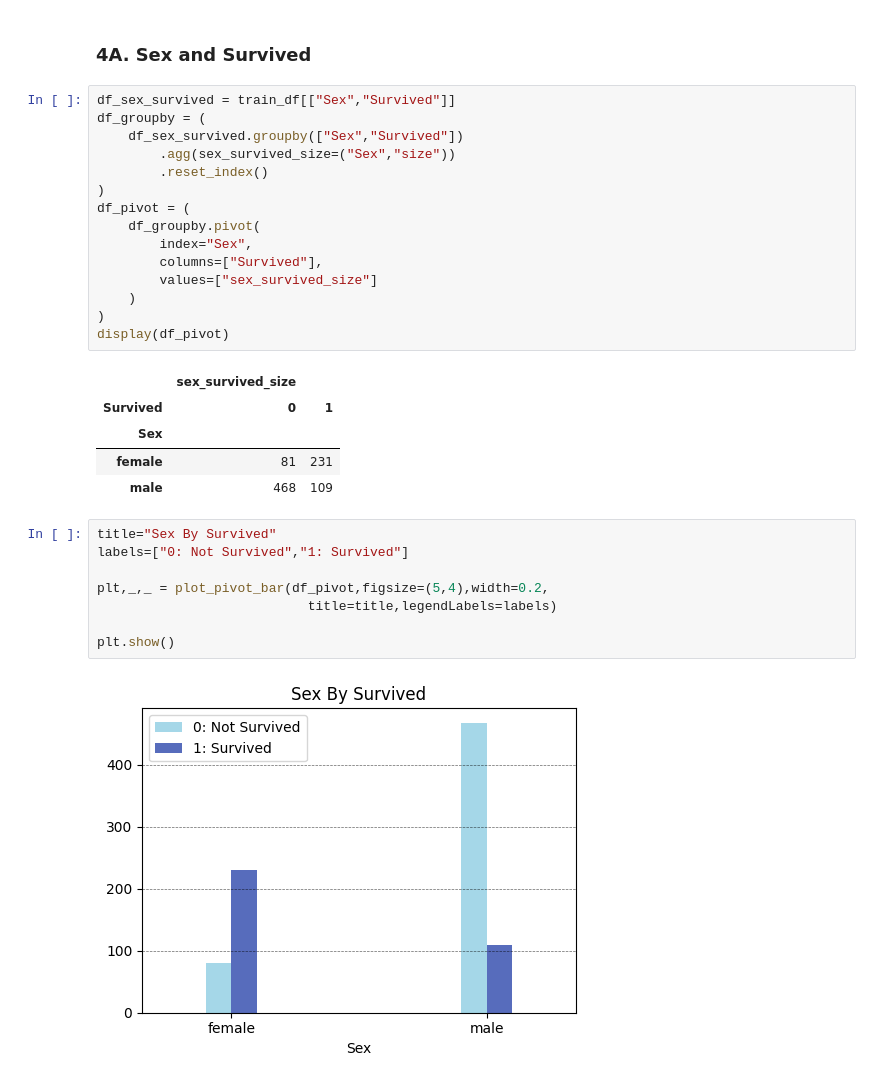
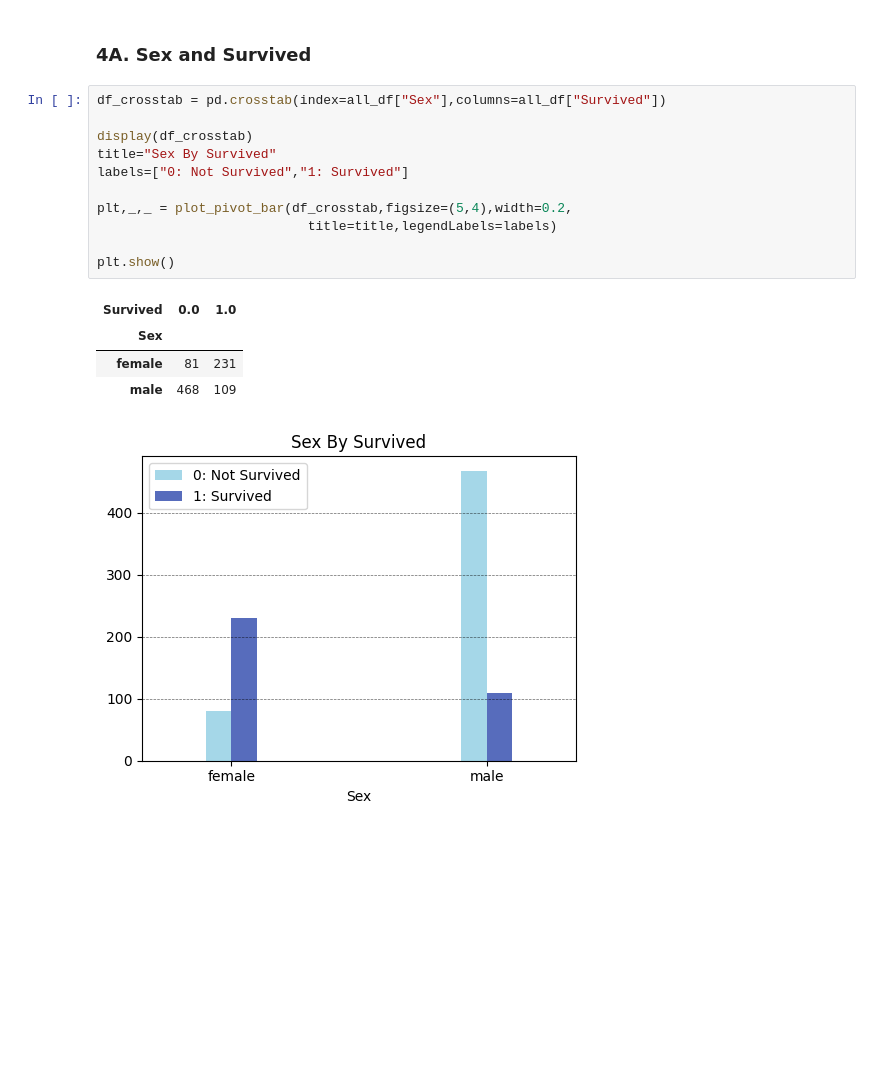
Before and after one commit to powernusa/titanic-eda, a Jupyter notebook: titanic_eda.ipynb, the cells around one changed output. Saved outputs shown, nothing was run; the diff lists cells and outputs as text; blank space fills up the shorter version.

Commit message:
refactor: 4A. Sex and Survived using crosstab

```diff
--- a/titanic_eda.ipynb
+++ b/titanic_eda.ipynb
@@ -233,34 +239,20 @@ plt,_,_ = plot_hist_hue(all_df,feature="Fare",hue="set",
 ## 4. Bivariate Analysis
 # %% [markdown]
 ### 4A. Sex and Survived
-# %%
-df_sex_survived = train_df[["Sex","Survived"]]
-df_groupby = (
-    df_sex_survived.groupby(["Sex","Survived"])
-        .agg(sex_survived_size=("Sex","size"))
-        .reset_index()
-)
-df_pivot = (
-    df_groupby.pivot(
-        index="Sex",
-        columns=["Survived"],
-        values=["sex_survived_size"]
-    )
-)
-display(df_pivot)
-# %% [output]
-|  | sex_survived_size |  |
-| Survived | 0 | 1 |
-| Sex |  |  |
-| female | 81 | 231 |
-| male | 468 | 109 |
-# %%
-title="Sex By Survived"
-labels=["0: Not Survived","1: Survived"]
-
-plt,_,_ = plot_pivot_bar(df_pivot,figsize=(5,4),width=0.2,
-                           title=title,legendLabels=labels)
-
-plt.show()
-# %% [output]
-[figure, removed]
+# %%
+df_crosstab = pd.crosstab(index=all_df["Sex"],columns=all_df["Survived"])
+
+display(df_crosstab)
+title="Sex By Survived"
+labels=["0: Not Survived","1: Survived"]
+
+plt,_,_ = plot_pivot_bar(df_crosstab,figsize=(5,4),width=0.2,
+                           title=title,legendLabels=labels)
+
+plt.show()
+# %% [output]
+| Survived | 0.0 | 1.0 |
+| Sex |  |  |
+| female | 81 | 231 |
+| male | 468 | 109 |
+[figure, added]
```
Also changed, not shown: parts of 2 cells of this notebook.
